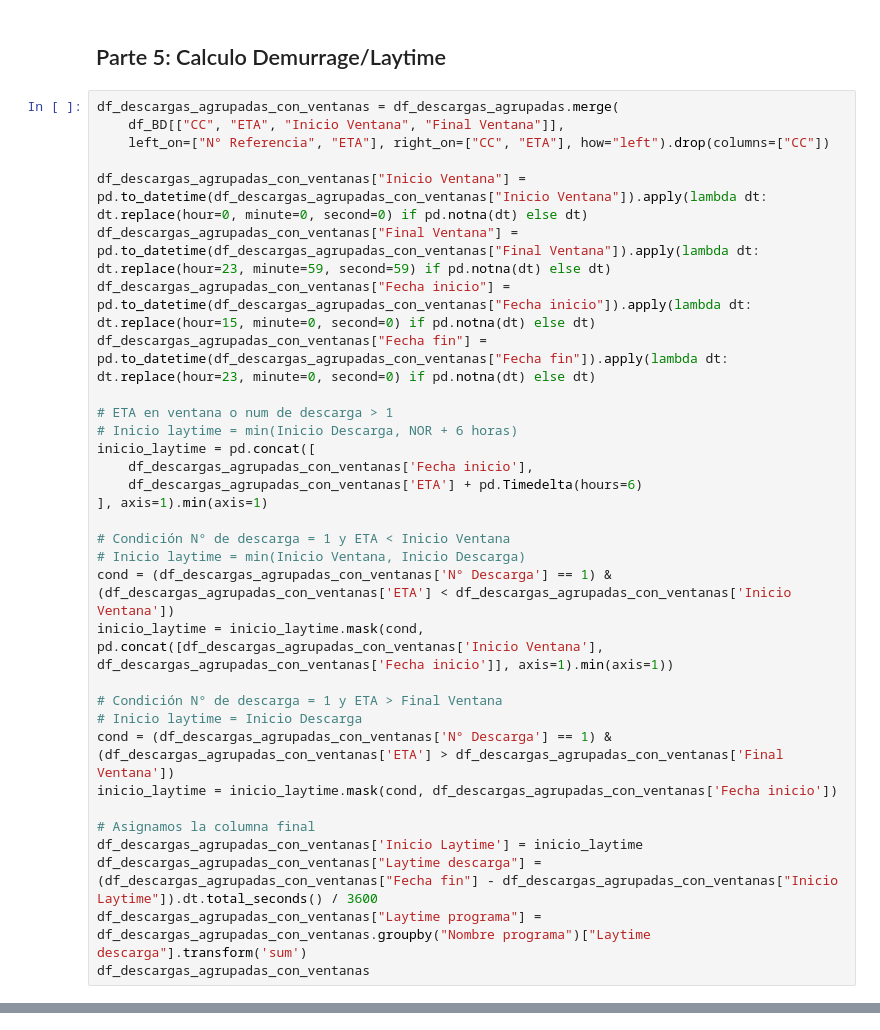
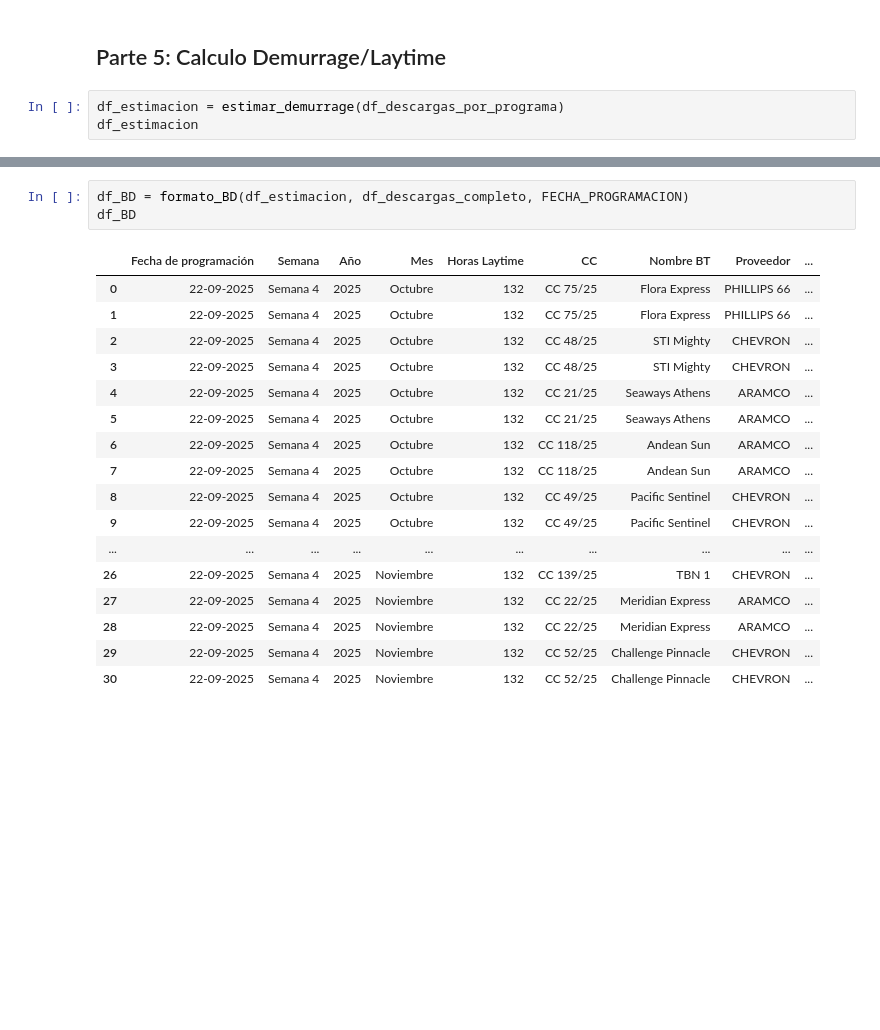
Before and after one commit to jjaubele/Automatizacion-Programacion-BD, a Jupyter notebook: Personal.ipynb, the cells around one changed output, grey strips where cells are left out. Saved outputs shown, nothing was run; the diff lists cells and outputs as text; blank space fills up the shorter version.

```diff
--- a/Personal.ipynb
+++ b/Personal.ipynb
@@ -143,35 +132,6 @@ df_BD
 # %% [markdown]
 ## Parte 5: Calculo Demurrage/Laytime
 # %%
-df_descargas_agrupadas_con_ventanas = df_descargas_agrupadas.merge(
-    df_BD[["CC", "ETA", "Inicio Ventana", "Final Ventana"]],
-    left_on=["N° Referencia", "ETA"], right_on=["CC", "ETA"], how="left").drop(columns=["CC"])
-
-df_descargas_agrupadas_con_ventanas["Inicio Ventana"] = pd.to_datetime(df_descargas_agrupadas_con_ventanas["Inicio Ventana"]).apply(lambda dt: dt.replace(hour=0, minute=0, second=0) if pd.notna(dt) else dt)
-df_descargas_agrupadas_con_ventanas["Final Ventana"] = pd.to_datetime(df_descargas_agrupadas_con_ventanas["Final Ventana"]).apply(lambda dt: dt.replace(hour=23, minute=59, second=59) if pd.notna(dt) else dt)
-df_descargas_agrupadas_con_ventanas["Fecha inicio"] = pd.to_datetime(df_descargas_agrupadas_con_ventanas["Fecha inicio"]).apply(lambda dt: dt.replace(hour=15, minute=0, second=0) if pd.notna(dt) else dt)
-df_descargas_agrupadas_con_ventanas["Fecha fin"] = pd.to_datetime(df_descargas_agrupadas_con_ventanas["Fecha fin"]).apply(lambda dt: dt.replace(hour=23, minute=0, second=0) if pd.notna(dt) else dt)
-
-# ETA en ventana o num de descarga > 1
-# Inicio laytime = min(Inicio Descarga, NOR + 6 horas)
-inicio_laytime = pd.concat([
-    df_descargas_agrupadas_con_ventanas['Fecha inicio'],
-    df_descargas_agrupadas_con_ventanas['ETA'] + pd.Timedelta(hours=6)
-], axis=1).min(axis=1)
-
-# Condición N° de descarga = 1 y ETA < Inicio Ventana
-# Inicio laytime = min(Inicio Ventana, Inicio Descarga)
-cond = (df_descargas_agrupadas_con_ventanas['N° Descarga'] == 1) & (df_descargas_agrupadas_con_ventanas['ETA'] < df_descargas_agrupadas_con_ventanas['Inicio Ventana'])
-inicio_laytime = inicio_laytime.mask(cond, pd.concat([df_descargas_agrupadas_con_ventanas['Inicio Ventana'], df_descargas_agrupadas_con_ventanas['Fecha inicio']], axis=1).min(axis=1))
-
-# Condición N° de descarga = 1 y ETA > Final Ventana
-# Inicio laytime = Inicio Descarga
-cond = (df_descargas_agrupadas_con_ventanas['N° Descarga'] == 1) & (df_descargas_agrupadas_con_ventanas['ETA'] > df_descargas_agrupadas_con_ventanas['Final Ventana'])
-inicio_laytime = inicio_laytime.mask(cond, df_descargas_agrupadas_con_ventanas['Fecha inicio'])
-
-# Asignamos la columna final
-df_descargas_agrupadas_con_ventanas['Inicio Laytime'] = inicio_laytime
-df_descargas_agrupadas_con_ventanas["Laytime descarga"] = (df_descargas_agrupadas_con_ventanas["Fecha fin"] - df_descargas_agrupadas_con_ventanas["Inicio Laytime"]).dt.total_seconds() / 3600
-df_descargas_agrupadas_con_ventanas["Laytime programa"] = df_descargas_agrupadas_con_ventanas.groupby("Nombre programa")["Laytime descarga"].transform('sum')
-df_descargas_agrupadas_con_ventanas
+df_estimacion = estimar_demurrage(df_descargas_por_programa)
+df_estimacion
 # %% [output]
@@ -178,0 +156,21 @@ KeyError: 'ETA'
+# %%
+df_BD = formato_BD(df_estimacion, df_descargas_completo, FECHA_PROGRAMACION)
+df_BD
+# %% [output]
+|  | Fecha de programación | Semana | Año | Mes | Horas Laytime | CC | Nombre BT | Proveedor | ... |
+| 0 | 22-09-2025 | Semana 4 | 2025 | Octubre | 132 | CC 75/25 | Flora Express | PHILLIPS 66 | ... |
+| 1 | 22-09-2025 | Semana 4 | 2025 | Octubre | 132 | CC 75/25 | Flora Express | PHILLIPS 66 | ... |
+| 2 | 22-09-2025 | Semana 4 | 2025 | Octubre | 132 | CC 48/25 | STI Mighty | CHEVRON | ... |
+| 3 | 22-09-2025 | Semana 4 | 2025 | Octubre | 132 | CC 48/25 | STI Mighty | CHEVRON | ... |
+| 4 | 22-09-2025 | Semana 4 | 2025 | Octubre | 132 | CC 21/25 | Seaways Athens | ARAMCO | ... |
+| 5 | 22-09-2025 | Semana 4 | 2025 | Octubre | 132 | CC 21/25 | Seaways Athens | ARAMCO | ... |
+| 6 | 22-09-2025 | Semana 4 | 2025 | Octubre | 132 | CC 118/25 | Andean Sun | ARAMCO | ... |
+| 7 | 22-09-2025 | Semana 4 | 2025 | Octubre | 132 | CC 118/25 | Andean Sun | ARAMCO | ... |
+| 8 | 22-09-2025 | Semana 4 | 2025 | Octubre | 132 | CC 49/25 | Pacific Sentinel | CHEVRON | ... |
+| 9 | 22-09-2025 | Semana 4 | 2025 | Octubre | 132 | CC 49/25 | Pacific Sentinel | CHEVRON | ... |
+| ... | ... | ... | ... | ... | ... | ... | ... | ... | ... |
+| 26 | 22-09-2025 | Semana 4 | 2025 | Noviembre | 132 | CC 139/25 | TBN 1 | CHEVRON | ... |
+| 27 | 22-09-2025 | Semana 4 | 2025 | Noviembre | 132 | CC 22/25 | Meridian Express | ARAMCO | ... |
+| 28 | 22-09-2025 | Semana 4 | 2025 | Noviembre | 132 | CC 22/25 | Meridian Express | ARAMCO | ... |
+| 29 | 22-09-2025 | Semana 4 | 2025 | Noviembre | 132 | CC 52/25 | Challenge Pinnacle | CHEVRON | ... |
+| 30 | 22-09-2025 | Semana 4 | 2025 | Noviembre | 132 | CC 52/25 | Challenge Pinnacle | CHEVRON | ... |
```
Also changed, not shown: parts of 4 cells of this notebook, 3 other files.
